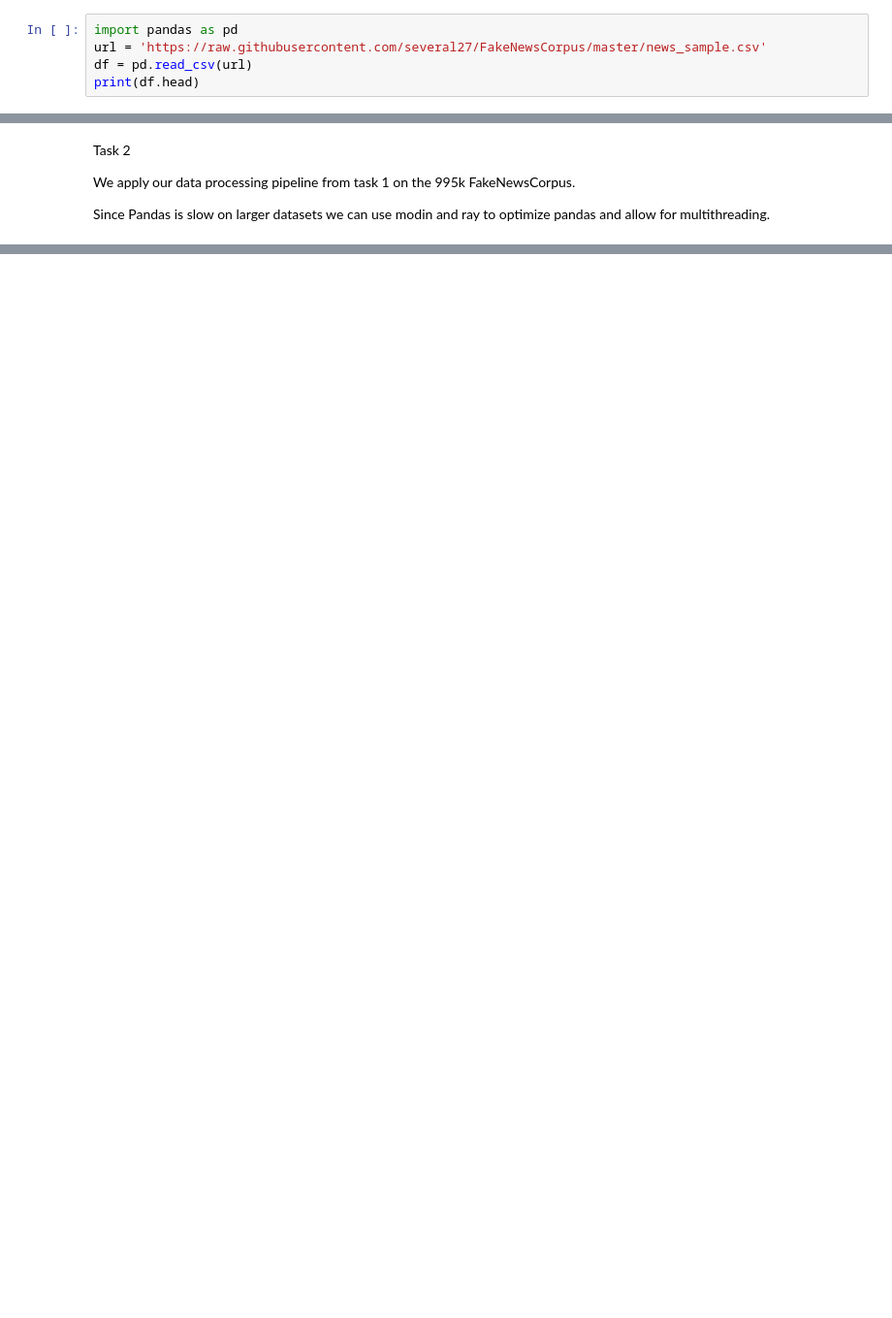
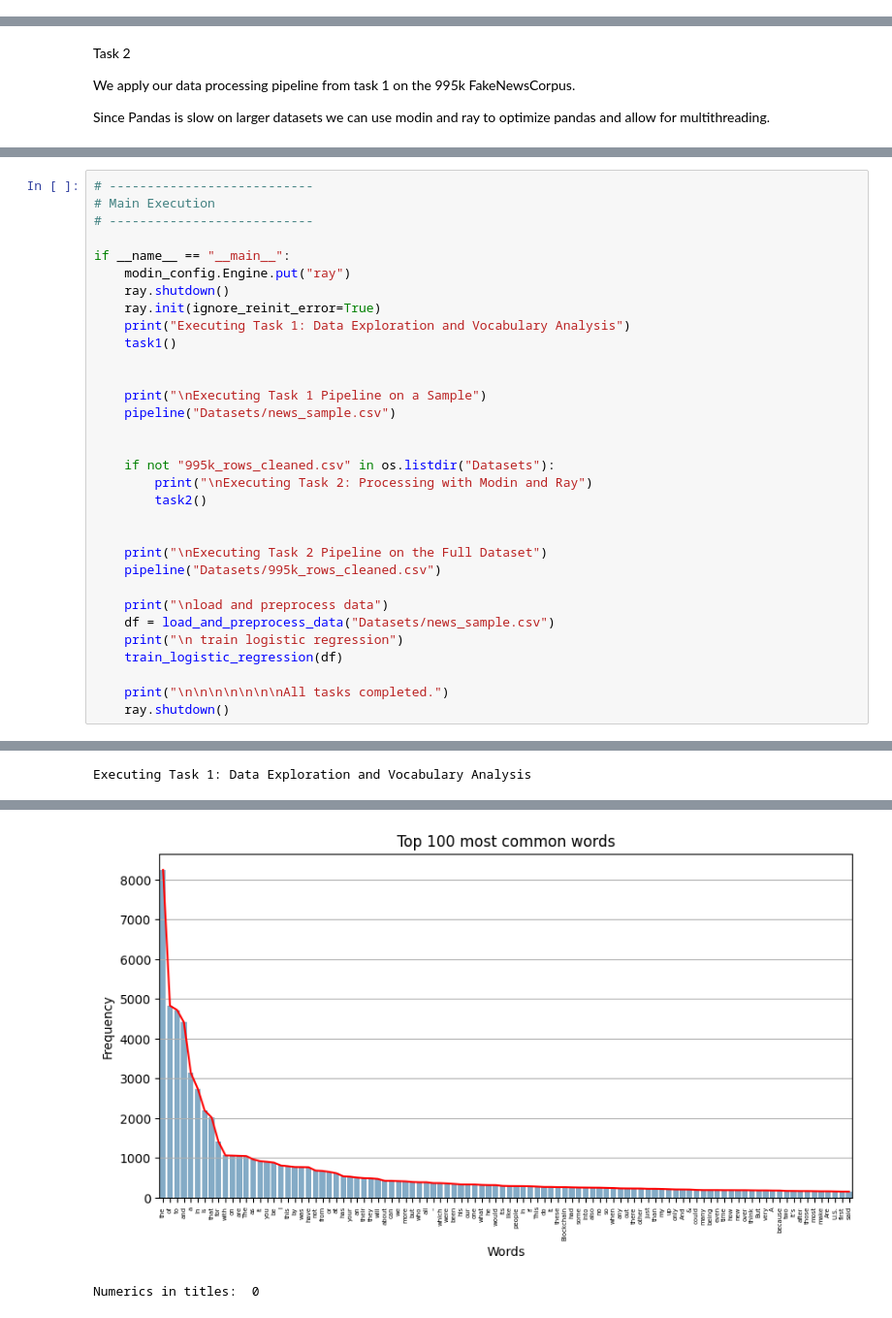
Before and after one commit to Feros47/GDS-Exam, a Jupyter notebook: fake-news.ipynb, the cells around one changed output, grey strips where cells are left out. Shown at 97% size. Saved outputs shown, nothing was run; the diff lists cells and outputs as text; blank space fills up the shorter version.

```diff
--- a/fake-news.ipynb
+++ b/fake-news.ipynb
@@ -2,8 +2,3 @@
 Task 1
 
 Pandas is used to process The fake news corpus. Since content will be used for our models we drop any rows that don't have any content.
-# %%
-import pandas as pd
-url = 'https://raw.githubusercontent.com/several27/FakeNewsCorpus/master/news_sample.csv'
-df = pd.read_csv(url)
-print(df.head)
@@ -290,0 +393,33 @@ RayTaskError(MemoryError): ray::_deploy_ray_func() (pid=66684, ip=127.0.0.1)
+# %%
+# ---------------------------
+# Main Execution
+# ---------------------------
+
+if __name__ == "__main__":
+    modin_config.Engine.put("ray")
+    ray.shutdown()
+    ray.init(ignore_reinit_error=True)
+    print("Executing Task 1: Data Exploration and Vocabulary Analysis")
+    task1()
+
+
+    print("\nExecuting Task 1 Pipeline on a Sample")
+    pipeline("Datasets/news_sample.csv")
+
+
+    if not "995k_rows_cleaned.csv" in os.listdir("Datasets"):
+        print("\nExecuting Task 2: Processing with Modin and Ray")
+        task2()
+
+
+    print("\nExecuting Task 2 Pipeline on the Full Dataset")
+    pipeline("Datasets/995k_rows_cleaned.csv")
+
+    print("\nload and preprocess data")
+    df = load_and_preprocess_data("Datasets/news_sample.csv")
+    print("\n train logistic regression")
+    train_logistic_regression(df)
+
+    print("\n\n\n\n\n\n\nAll tasks completed.")
+    ray.shutdown()
+# %% [output]
@@ -290,0 +427 @@ RayTaskError(MemoryError): ray::_deploy_ray_func() (pid=66684, ip=127.0.0.1)
+Executing Task 1: Data Exploration and Vocabulary Analysis
@@ -290,0 +447,2 @@ RayTaskError(MemoryError): ray::_deploy_ray_func() (pid=66684, ip=127.0.0.1)
+[figure, added]
+Numerics in titles:  0
```
Also changed, not shown: parts of 9 cells of this notebook, 1 other file.
